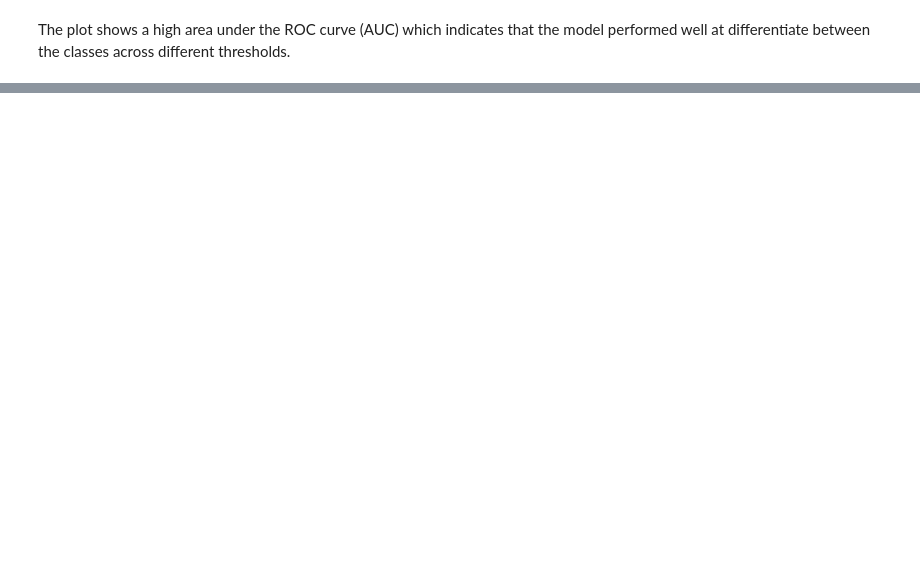
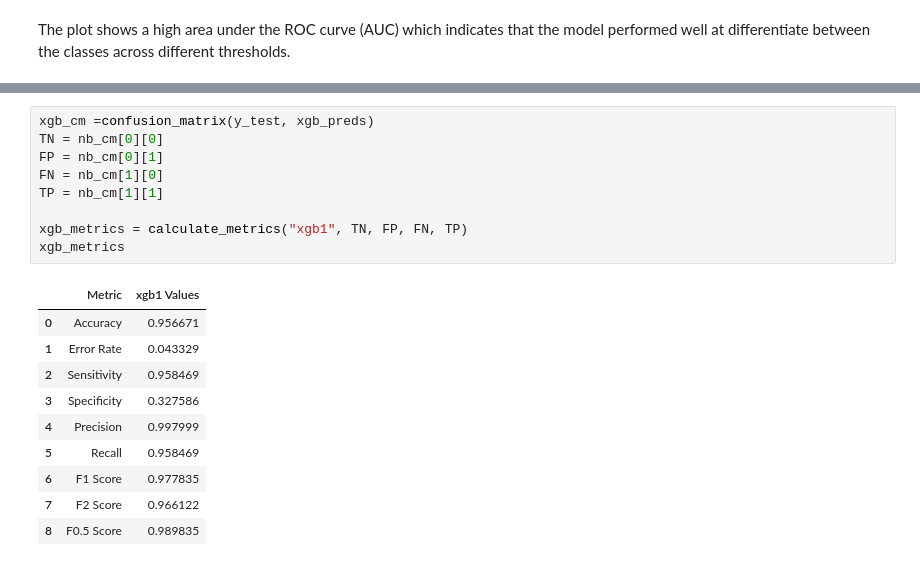
Before and after one commit to renaqd/team7-ADS502, a Jupyter notebook: team7-Classification.ipynb, the cells around one changed output, grey strips where cells are left out. Saved outputs shown, nothing was run; the diff lists cells and outputs as text; blank space fills up the shorter version.

```diff
--- a/team7-Classification.ipynb
+++ b/team7-Classification.ipynb
@@ -328,0 +361,20 @@ The plot shows a high area under the ROC curve (AUC) which indicates that the mo
+# %%
+xgb_cm =confusion_matrix(y_test, xgb_preds)
+TN = nb_cm[0][0]
+FP = nb_cm[0][1]
+FN = nb_cm[1][0]
+TP = nb_cm[1][1]
+
+xgb_metrics = calculate_metrics("xgb1", TN, FP, FN, TP)
+xgb_metrics
+# %% [output]
+|  | Metric | xgb1 Values |
+| 0 | Accuracy | 0.956671 |
+| 1 | Error Rate | 0.043329 |
+| 2 | Sensitivity | 0.958469 |
+| 3 | Specificity | 0.327586 |
+| 4 | Precision | 0.997999 |
+| 5 | Recall | 0.958469 |
+| 6 | F1 Score | 0.977835 |
+| 7 | F2 Score | 0.966122 |
+| 8 | F0.5 Score | 0.989835 |
```
Also changed, not shown: parts of 11 cells of this notebook.
